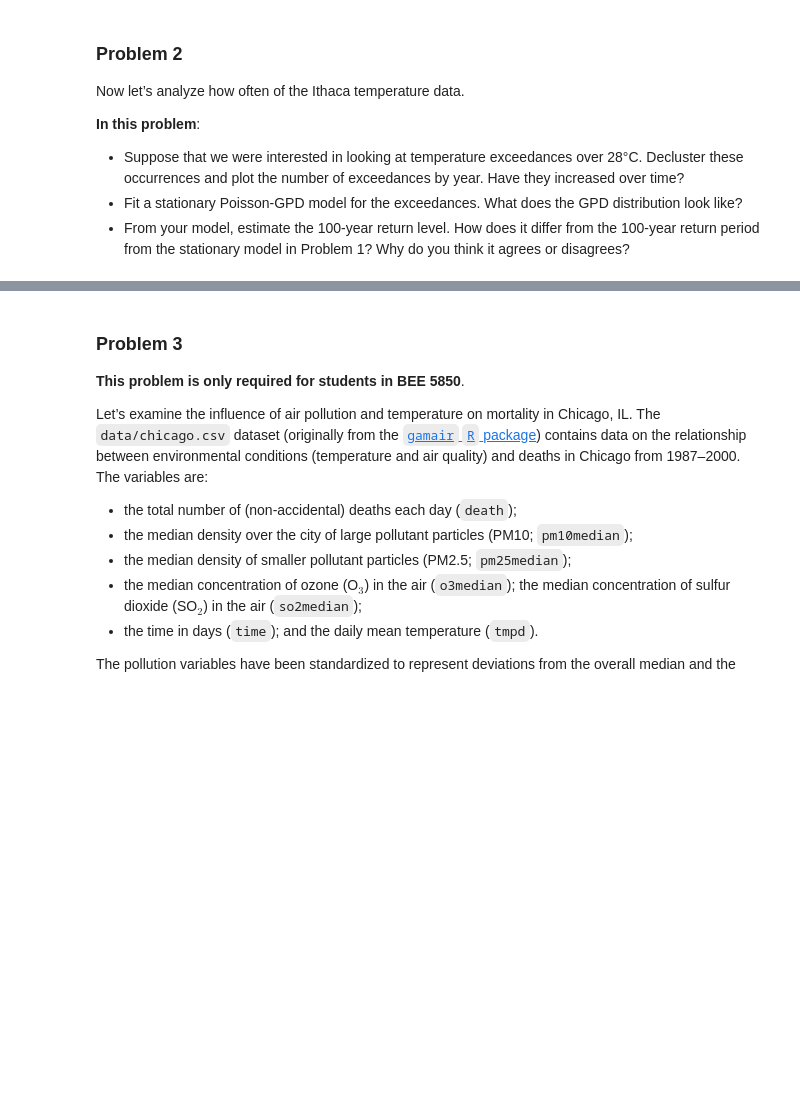
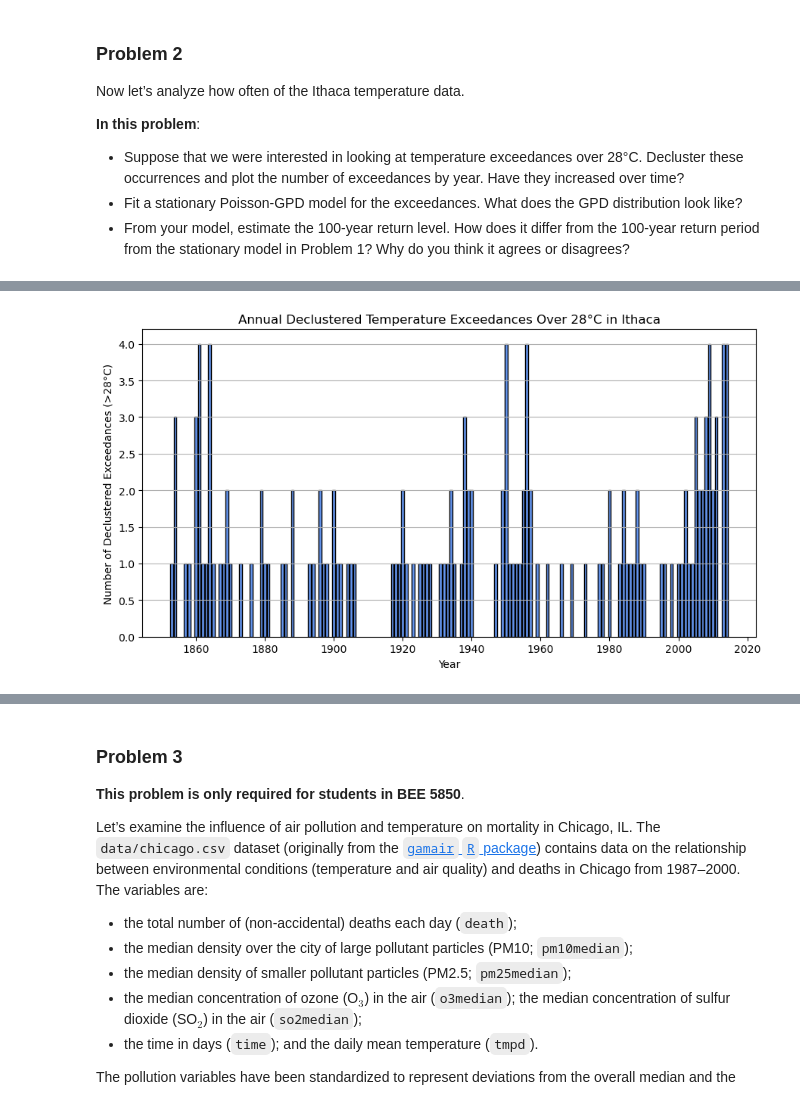
Before and after one commit to BEE4850-SP25/hw05-christinemswanson, a Jupyter notebook: hw05.ipynb, the cells around one changed output, grey strips where cells are left out. Cells and saved outputs as stored; diff of their text form; code cells hidden in the pictures; blank space fills up the shorter version.

```diff
--- a/hw05.ipynb
+++ b/hw05.ipynb
@@ -304,0 +363,22 @@ Now let’s analyze how often of the Ithaca temperature data.
+# %%
+# plot number of exceedances by year
+# have they increased over time?
+
+# count the declustered exceedances by year
+declustered['Year'] = declustered['Day'].dt.year
+exceed_count_by_year = declustered.groupby('Year').size()
+
+# plot the number of exceedances by year
+plt.figure(figsize=(9, 5))
+
+plt.bar(exceed_count_by_year.index, exceed_count_by_year.values,
+        color='cornflowerblue', edgecolor='black')
+plt.xlabel("Year")
+plt.ylabel("Number of Declustered Exceedances (>28°C)")
+plt.title("Annual Declustered Temperature Exceedances Over 28°C in Ithaca")
+plt.grid(axis='y')
+plt.tight_layout()
+
+plt.show()
+# %% [output]
+[figure, added]
```
Also changed, not shown: parts of 4 cells of this notebook.
